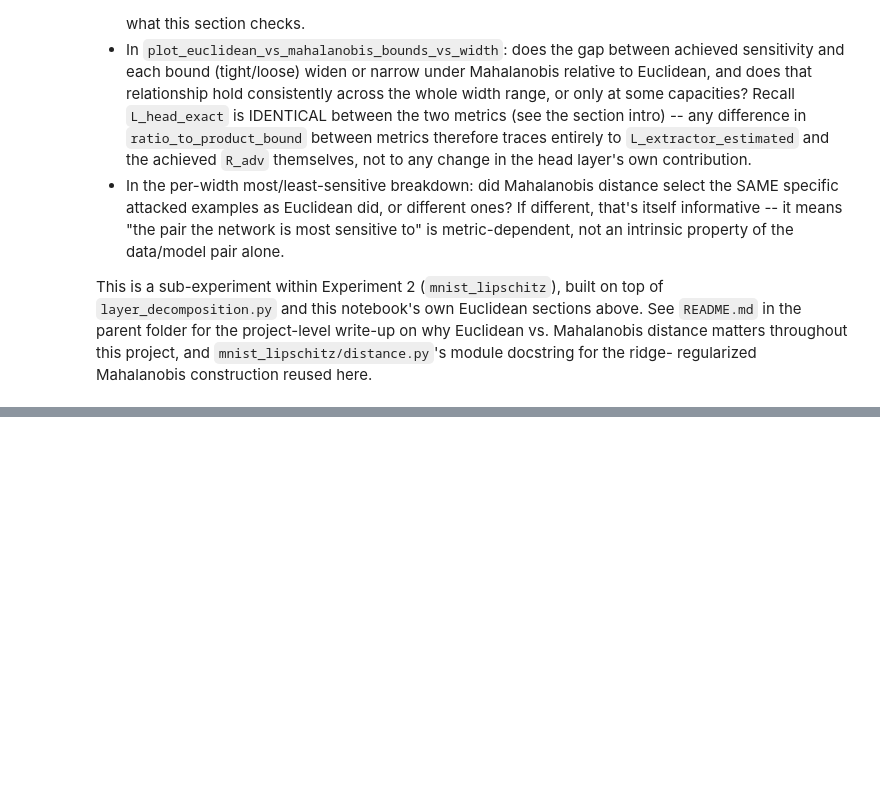
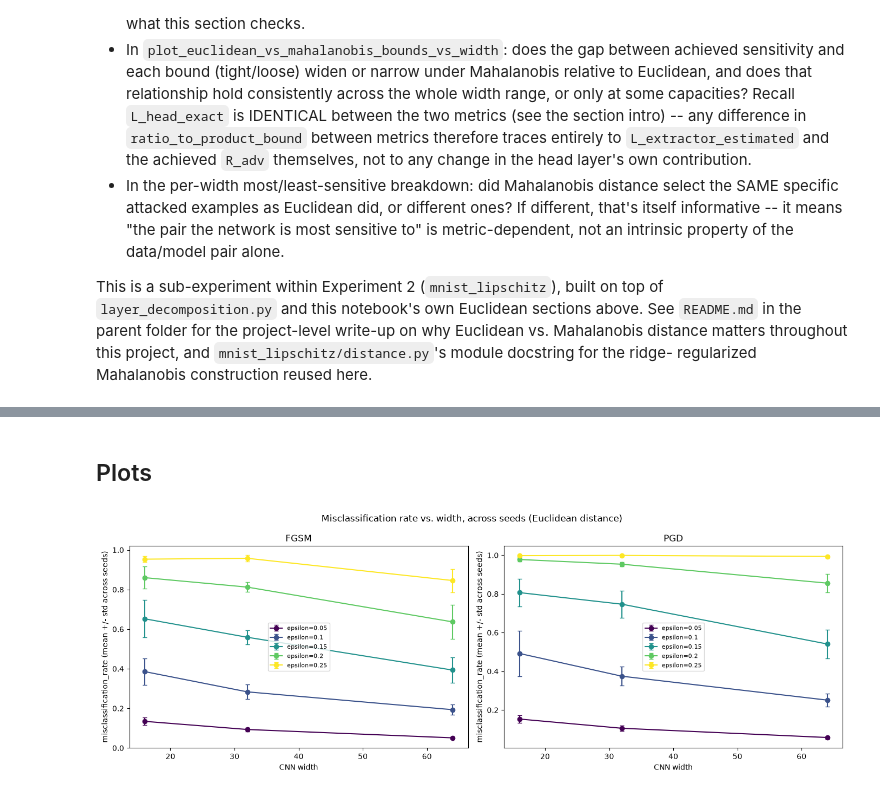
Before and after one commit to Kilobyte947/Datasig, a Jupyter notebook: mnist_lipschitz/adversarial/notebook_adversarial_lipschitz.ipynb, the cells around one changed output, grey strips where cells are left out. Drawn from its saved outputs; the diff is of its cells as text; code cells hidden in the pictures; blank space fills up the shorter version.

```diff
--- a/mnist_lipschitz/adversarial/notebook_adversarial_lipschitz.ipynb
+++ b/mnist_lipschitz/adversarial/notebook_adversarial_lipschitz.ipynb
@@ -600,0 +625,20 @@ regularized Mahalanobis construction reused here.
+# %%
+from mnist_lipschitz.adversarial import seed_sweep
+
+SEED_SWEEP_CHECKPOINT_DIR = seed_sweep.RESULTS_DIR / "seed_sweep_checkpoints"
+
+# PILOT config -- seeds=range(3) instead of the module's own seeds=range(5) default, and a
+# smaller train_subset_size/epochs/attack budget than seed_sweep.py's defaults, both purely for
+# local runtime (see the markdown cell above). Checkpoints are cached to SEED_SWEEP_CHECKPOINT_DIR
+# keyed by (train_seed, width), so re-running this cell with the same seeds/widths reuses them
+# instead of retraining.
+seed_sweep_df = seed_sweep.run_seed_sweep(
+    seeds=range(3), widths=(16, 32, 64),
+    maha_fit_size=20000, maha_epsilon=run_experiment.MAHALANOBIS_EPSILON,
+    epochs=4, train_subset_size=3000, n_query_points=40, n_train_norm_points=400,
+    n_pool_points=1500, n_attack_points=300, pgd_num_steps=15, pgd_num_restarts=3,
+    checkpoint_dir=SEED_SWEEP_CHECKPOINT_DIR, verbose=False,
+    save_path=seed_sweep.RESULTS_DIR / "seed_sweep_raw.csv")
+
+print(seed_sweep_df.shape)
+seed_sweep_df.head()
@@ -600,0 +671,10 @@ regularized Mahalanobis construction reused here.
+# %%
+seed_sweep_summary = seed_sweep.summarize_seed_sweep(
+    seed_sweep_df, width_pairs=((16, 32), (32, 64), (16, 64)),
+    save_dir=seed_sweep.RESULTS_DIR)
+per_config = seed_sweep_summary["per_config"]
+paired_differences = seed_sweep_summary["paired_differences"]
+mechanism_table = seed_sweep_summary["mechanism_table"]
+
+print("--- paired_differences (misclassification_rate only) ---")
+print(paired_differences[paired_differences["quantity"] == "misclassification_rate"].to_string(index=False))
@@ -600,0 +695,8 @@ regularized Mahalanobis construction reused here.
+# %% [markdown]
+## Plots
+# %%
+fig_misclass_eucl = adv_plots.plot_misclassification_vs_width_with_spread(
+    per_config, metric_name="Euclidean",
+    save_path=seed_sweep.RESULTS_DIR / "seed_sweep_misclassification_vs_width_euclidean.png")
+# %% [output]
+[figure, added]
```
Also changed, not shown: parts of 11 cells of this notebook, 6 other files.
